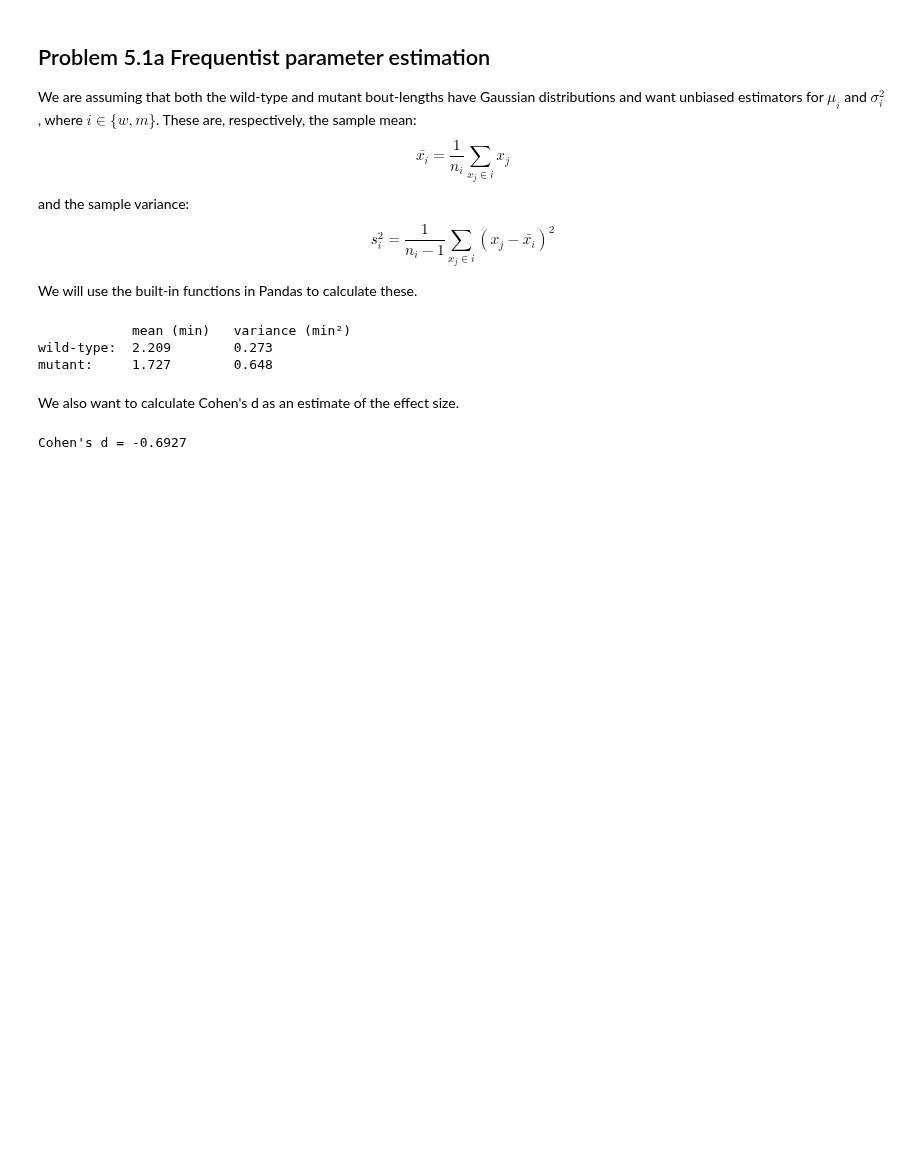
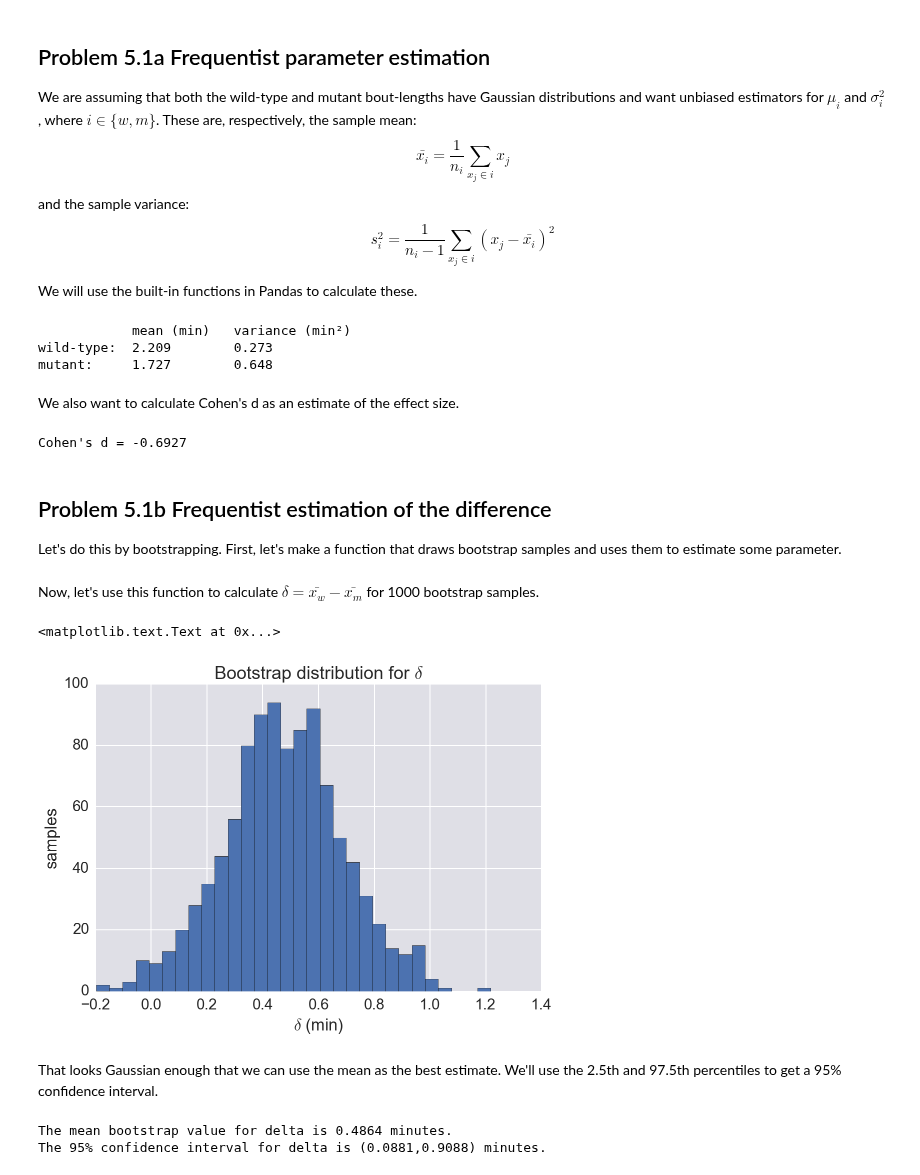
Before and after one commit to yangkky/BeBi-HW, a Jupyter notebook: hw5/group7_hw5_prob1.ipynb, the cells around one changed output. Saved outputs shown, nothing was run; the diff lists cells and outputs as text; code cells hidden in the pictures; blank space fills up the shorter version.

```diff
--- a/hw5/group7_hw5_prob1.ipynb
+++ b/hw5/group7_hw5_prob1.ipynb
@@ -40,3 +31,6 @@ df.head()
+# %%
+wt = df[df['genotype']=='wt']['mean_rest_bout_length']
+mut = df[df['genotype']=='mut']['mean_rest_bout_length']
 # %% [markdown]
 ## Problem 5.1a Frequentist parameter estimation
 
@@ -78,3 +71,34 @@ actual_d = cohen_d (df[df['genotype']=='wt']['mean_rest_bout_length'],
 print ("Cohen's d = %.4f" %actual_d)
 # %% [output]
 Cohen's d = -0.6927
+# %% [markdown]
+## Problem 5.1b Frequentist estimation of the difference
+
+Let's do this by bootstrapping. First, let's make a function that draws bootstrap samples and uses them to estimate some parameter.
+# %%
+def bootstrap_estimate (x, param_fun, args=(), replicates=1000):
+    """Estimates a parameter by drawing bootstrap samples of x. """
+    n = len(x)
+    return np.array([param_fun(np.random.choice(x, n, replace=True)) \
+            for r in range(replicates)])
+# %% [markdown]
+Now, let's use this function to calculate $\delta = \bar{x_w} - \bar{x_m}$ for 1000 bootstrap samples.
+# %%
+deltas = bootstrap_estimate (wt, np.mean) - bootstrap_estimate(mut, np.mean)
+_ = plt.hist(deltas, bins=30)
+plt.xlabel ('$\delta$ (min)')
+plt.ylabel ('samples')
+plt.title ('Bootstrap distribution for $\delta$')
+# %% [output]
+<matplotlib.text.Text at 0x...>
+[figure, added]
+# %% [markdown]
+That looks Gaussian enough that we can use the mean as the best estimate. We'll use the 2.5th and 97.5th percentiles to get a 95% confidence interval.
+# %%
+delta_bar = np.mean(deltas)
+CI = tuple(np.percentile (deltas, (2.5, 97.5)))
+print ('The mean bootstrap value for delta is %.4f minutes.' % delta_bar)
+print ('The 95%% confidence interval for delta is (%.4f,%.4f) minutes.' %CI)
+# %% [output]
+The mean bootstrap value for delta is 0.4864 minutes.
+The 95% confidence interval for delta is (0.0881,0.9088) minutes.
```
Also changed, not shown: parts of 3 cells of this notebook.
